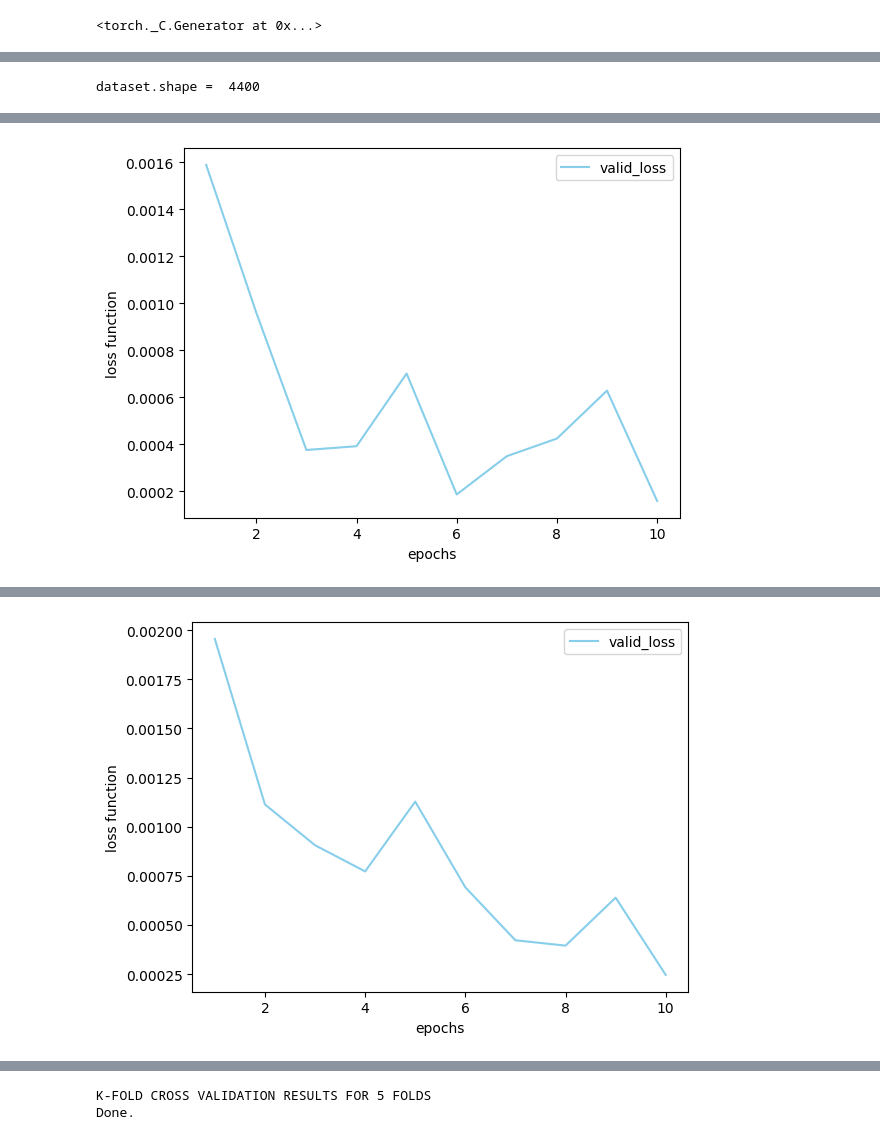
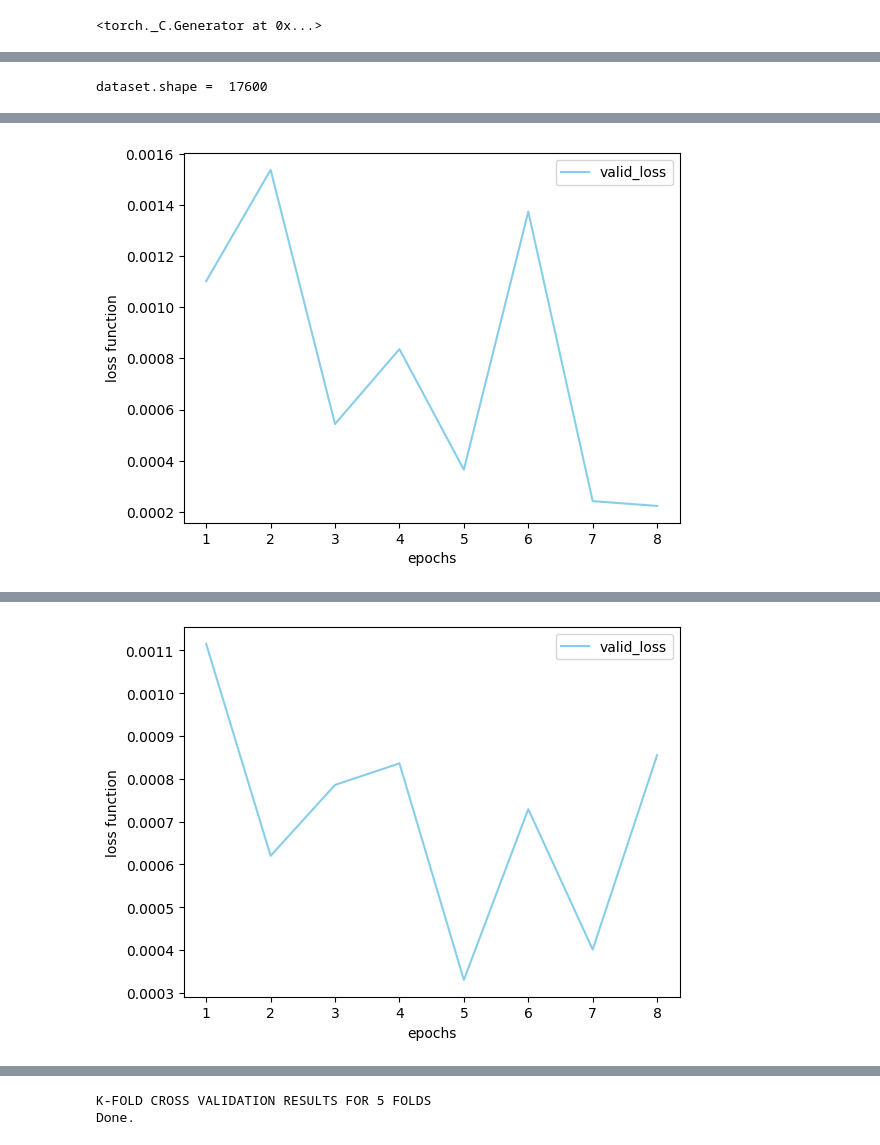
Before and after one commit to tatsuya0926/spin-configuration-learning, a Jupyter notebook: learning/train/train_cnn_Ising.ipynb, the cells around one changed output, grey strips where cells are left out. Saved outputs shown, nothing was run; the diff lists cells and outputs as text; code cells hidden in the pictures.

```diff
--- a/learning/train/train_cnn_Ising.ipynb
+++ b/learning/train/train_cnn_Ising.ipynb
@@ -18,7 +18,7 @@ torch.manual_seed(3407)
 <torch._C.Generator at 0x...>
 # %%
 nconf = 31
-ndata = 200
+ndata = 800
 L = 64
 T_cr = 2.269 # critical temp for 2d ising
 t_start = 2.1
@@ -56,7 +55,7 @@ for num in range(14, 21):
 dataset, _ = create_train_data_CV(prm_list, ndata, T_cr, exclude_T=(2.23, 2.31), total_label=2)
 print("dataset.shape = ", len(dataset))
 # %% [output]
-dataset.shape =  4400
+dataset.shape =  17600
 # %%
 device = torch.device("mps" if torch.backends.mps.is_available() else "cpu")
 if torch.backends.mps.is_available():
@@ -68,7 +67,7 @@ LEARNING_RATE = 0.0001
 target_size = 2
 grad_clip = 0.1
 norm_type = 2
-epochs = 10
+epochs = 8
 k_folds = 5
 kfold = KFold(n_splits=k_folds, shuffle=True)
 
@@ -143,3 +141,3 @@ Epoch: 10, Validation loss: 0.00015969967828271788, Accuracy: 99.88636363636364%
-[figure, old version]
+[figure, new version]
 FOLD 2
 --------------------------------
@@ -150,3 +147,3 @@ Epoch: 10, Validation loss: 0.0002465795069714328, Accuracy: 99.43181818181819%
-[figure, old version]
+[figure, new version]
 FOLD 3
 --------------------------------
```
Also changed, not shown: parts of 4 cells of this notebook, 9 other files.
